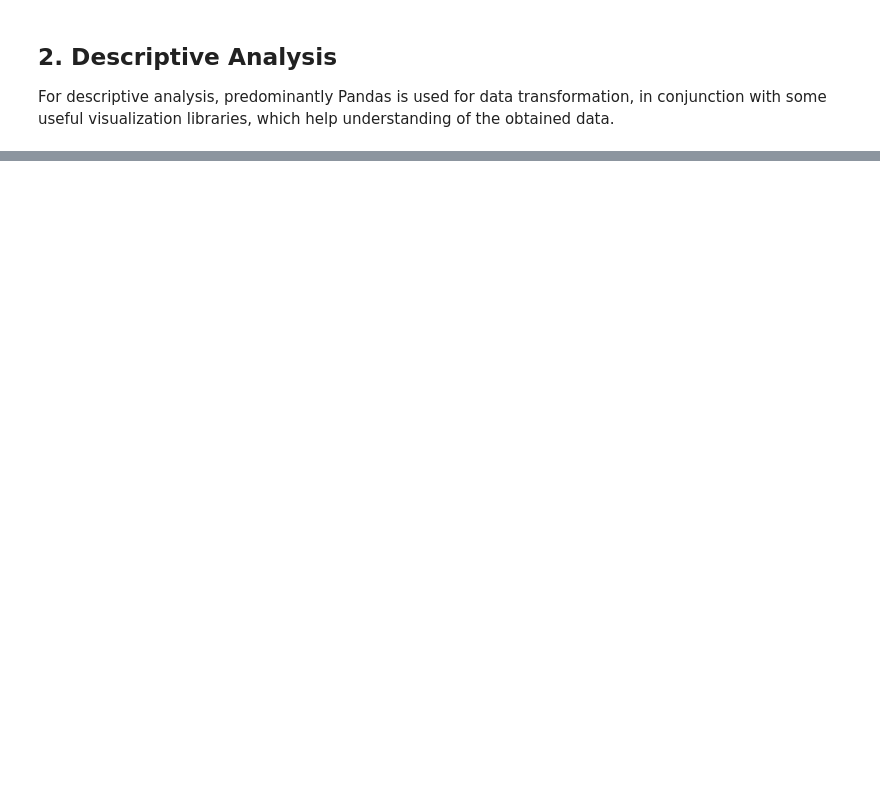
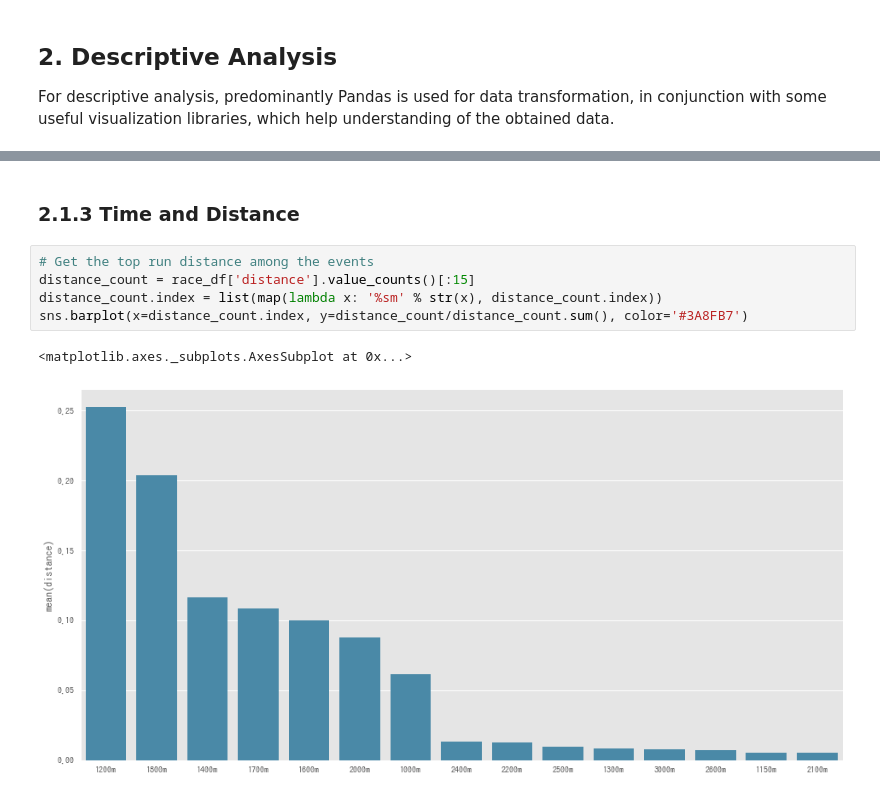
Before and after one commit to terryluzj/ba-fyp-sports-analytics, a Jupyter notebook: analysis/descriptive.ipynb, the cells around one changed output, grey strips where cells are left out. Saved outputs shown, nothing was run; the diff lists cells and outputs as text; blank space fills up the shorter version.

```diff
--- a/analysis/descriptive.ipynb
+++ b/analysis/descriptive.ipynb
@@ -30,0 +85,10 @@ seaborn.barplot(x=race_df['distance'].apply(lambda x: re.search(r'(\d+)m', x).gr
+# %% [markdown]
+### 2.1.3 Time and Distance
+# %%
+# Get the top run distance among the events
+distance_count = race_df['distance'].value_counts()[:15]
+distance_count.index = list(map(lambda x: '%sm' % str(x), distance_count.index))
+sns.barplot(x=distance_count.index, y=distance_count/distance_count.sum(), color='#3A8FB7')
+# %% [output]
+<matplotlib.axes._subplots.AxesSubplot at 0x...>
+[figure, added]
```
Also changed, not shown: parts of 23 cells of this notebook, 1 other file.
